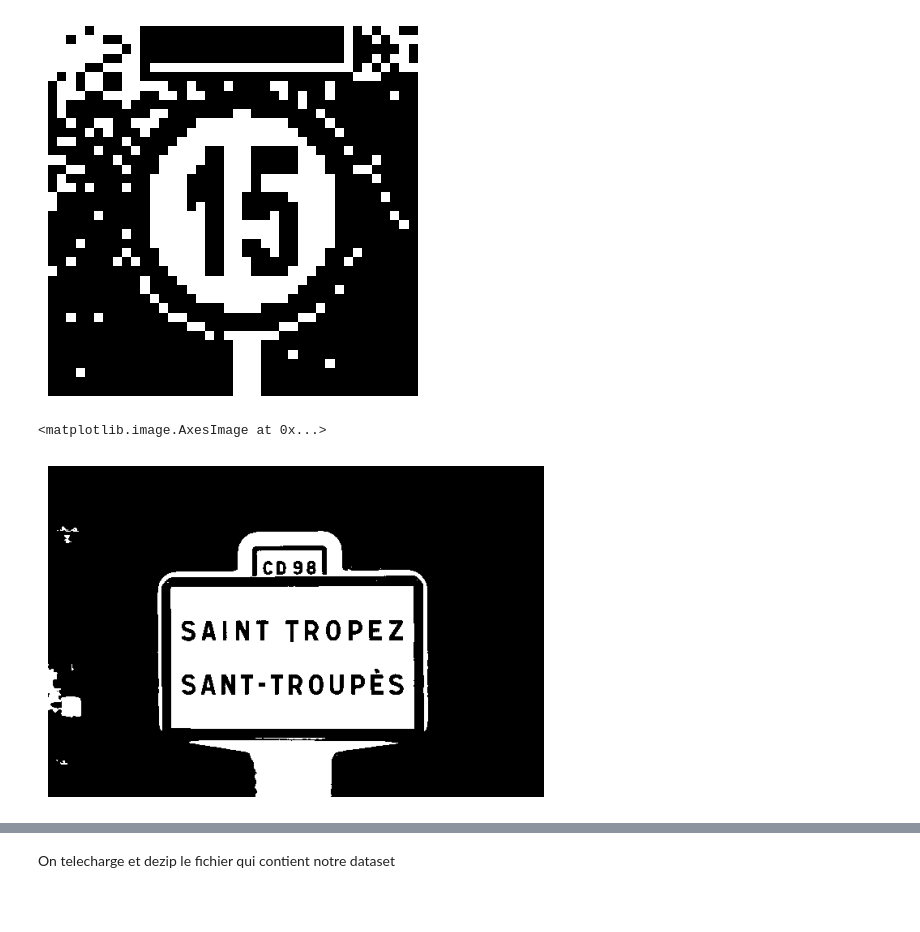
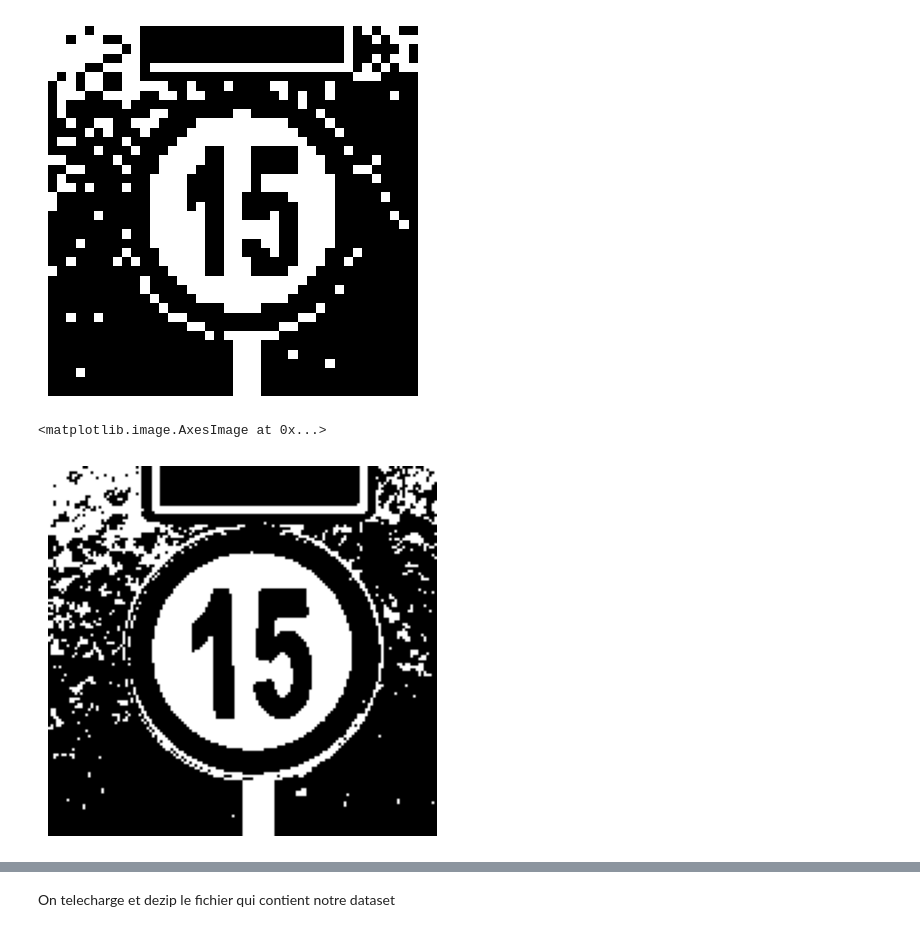
Before and after one commit to Rianesmili/projet-detection-panneau-tensorflow-lite, a Jupyter notebook: Paneau/Panneaux.ipynb, the cells around one changed output, grey strips where cells are left out. Saved outputs shown, nothing was run; the diff lists cells and outputs as text; code cells hidden in the pictures; blank space fills up the shorter version.

```diff
--- a/Paneau/Panneaux.ipynb
+++ b/Paneau/Panneaux.ipynb
@@ -138,13 +154,13 @@ plt.show()
 [figure]
 # %%
 #Convert to bw
-img_bw = cv2.imdecode(image_array_ville, cv2.IMREAD_GRAYSCALE)
+img_bw = cv2.imdecode(image_array_code, cv2.IMREAD_GRAYSCALE)
 (thresh, img_bw) = cv2.threshold(img_bw, 127, 255, cv2.THRESH_BINARY)
 plt.axis('off')
 plt.imshow(cv2.cvtColor(img_bw, cv2.COLOR_BGR2RGB))
 # %% [output]
 <matplotlib.image.AxesImage at 0x...>
-[figure, old version]
+[figure, new version]
 # %%
 #defining an identity kernel, will change nothing because each pixel will remain with is value
 kernel = np.matrix([[0,0,0],[0,1,0],[0,0,0]])
```
Also changed, not shown: parts of 29 cells of this notebook, 1 other file.
